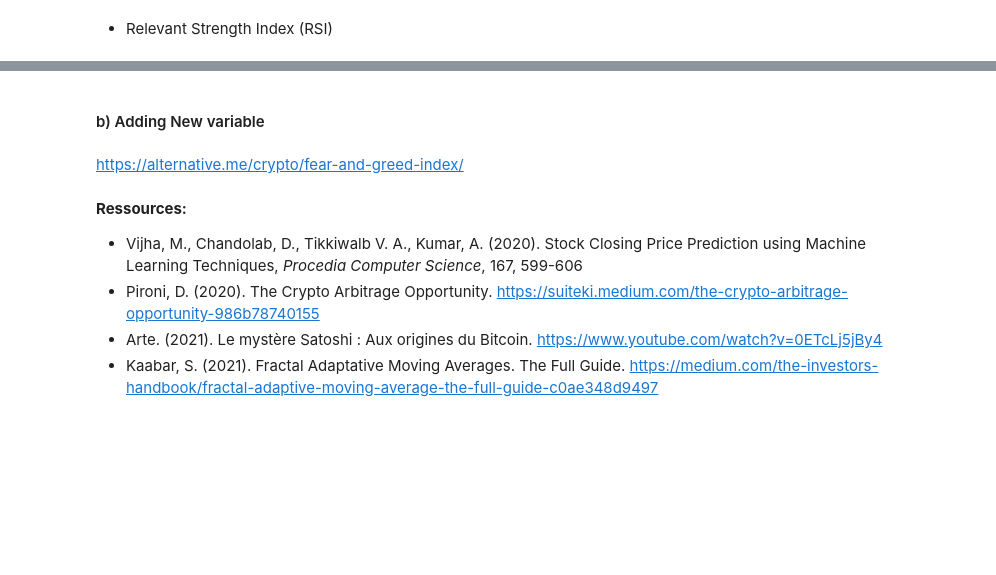
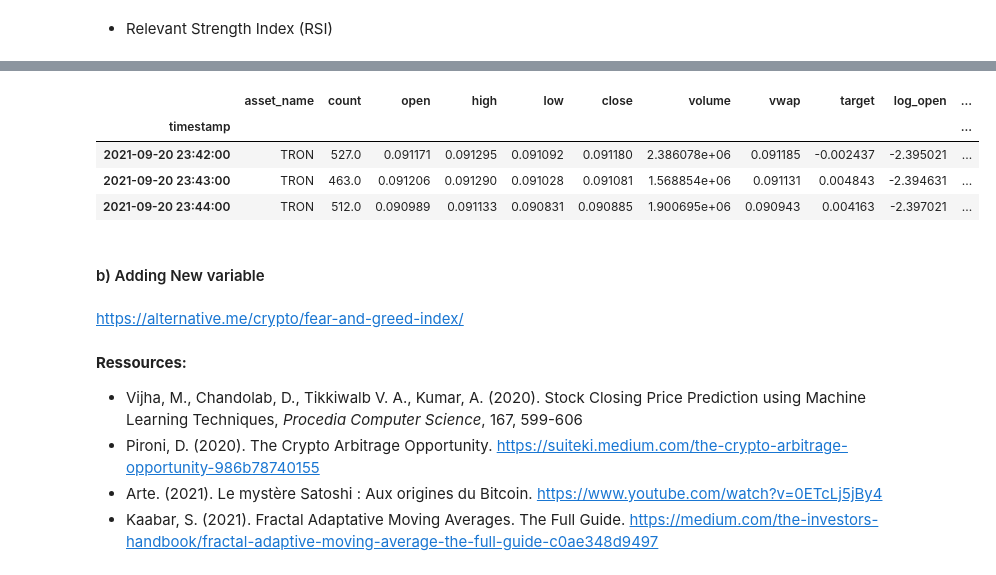
Before and after one commit to Sylvariane/Kaggle_cryptocurrencies_forecasting, a Jupyter notebook: P08_01_notebook.ipynb, the cells around one changed output, grey strips where cells are left out. Saved outputs shown, nothing was run; the diff lists cells and outputs as text; code cells hidden in the pictures; blank space fills up the shorter version.

```diff
--- a/P08_01_notebook.ipynb
+++ b/P08_01_notebook.ipynb
@@ -595,3 +556,25 @@ data.tail()
+# %%
+data = binance.append(btc)
+data = data.append(btc_cash)
+data = data.append(cardano)
+data = data.append(dogecoin)
+data = data.append(eos)
+data = data.append(eth)
+data = data.append(eth_classic)
+data = data.append(iota)
+data = data.append(litecoin)
+data = data.append(maker)
+data = data.append(monero)
+data = data.append(stellar)
+data = data.append(tron)
+# %%
+data.tail(3)
+# %% [output]
+|  | asset_name | count | open | high | low | close | volume | vwap | target | log_open | ... |
+| timestamp |  |  |  |  |  |  |  |  |  |  | ... |
+| 2021-09-20 23:42:00 | TRON | 527.0 | 0.091171 | 0.091295 | 0.091092 | 0.091180 | 2.386078e+06 | 0.091185 | -0.002437 | -2.395021 | ... |
+| 2021-09-20 23:43:00 | TRON | 463.0 | 0.091206 | 0.091290 | 0.091028 | 0.091081 | 1.568854e+06 | 0.091131 | 0.004843 | -2.394631 | ... |
+| 2021-09-20 23:44:00 | TRON | 512.0 | 0.090989 | 0.091133 | 0.090831 | 0.090885 | 1.900695e+06 | 0.090943 | 0.004163 | -2.397021 | ... |
 # %%
 data.to_csv('/content/drive/My Drive/Ingénieur ML - OC/P8/datasets/dataset_crypto.csv', index=True)
 # %% [markdown]
```
Also changed, not shown: parts of 17 cells of this notebook.
